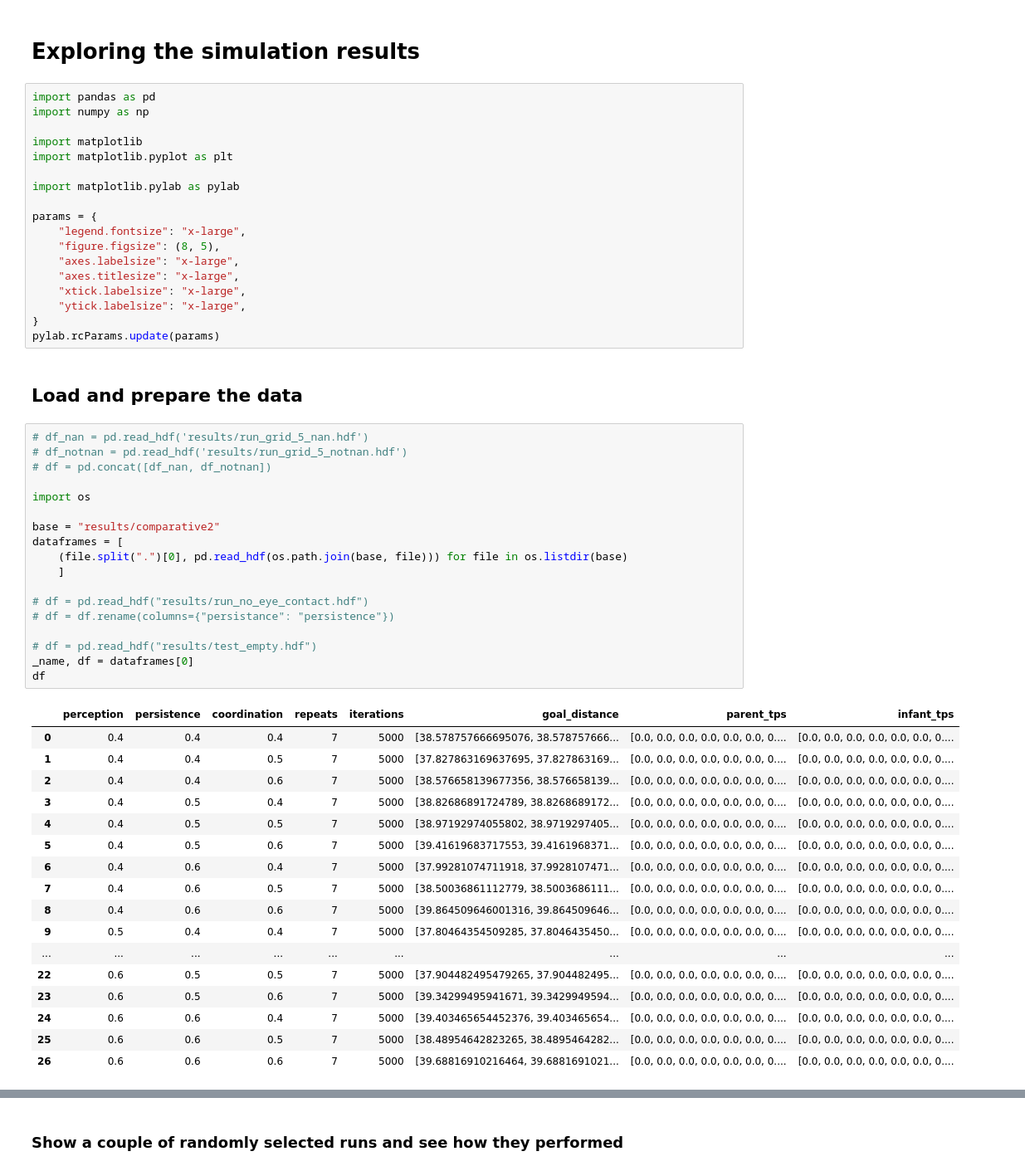
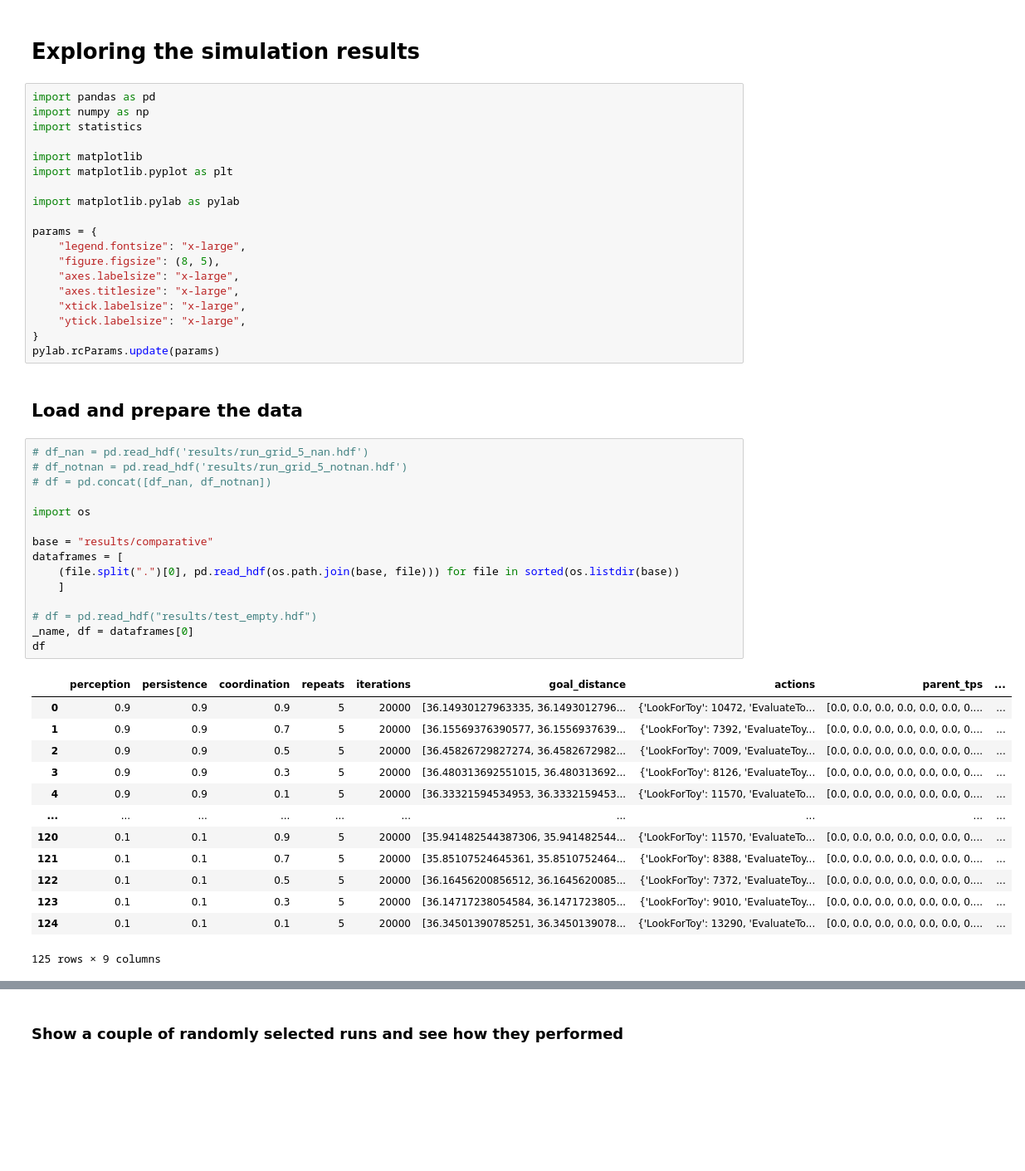
Before and after one commit to roznawsk/infant-abm, a Jupyter notebook: comparative.ipynb, the cells around one changed output, grey strips where cells are left out. Shown at 83% size. Saved outputs shown, nothing was run; the diff lists cells and outputs as text; blank space fills up the shorter version.

```diff
--- a/comparative.ipynb
+++ b/comparative.ipynb
@@ -3,6 +3,7 @@
 # %%
 import pandas as pd
 import numpy as np
+import statistics
 
 import matplotlib
 import matplotlib.pyplot as plt
@@ -23,37 +24,30 @@ pylab.rcParams.update(params)
 # %%
 # df_nan = pd.read_hdf('results/run_grid_5_nan.hdf')
 # df_notnan = pd.read_hdf('results/run_grid_5_notnan.hdf')
 # df = pd.concat([df_nan, df_notnan])
 
 import os
 
-base = "results/comparative2"
+base = "results/comparative"
 dataframes = [
-    (file.split(".")[0], pd.read_hdf(os.path.join(base, file))) for file in os.listdir(base)
+    (file.split(".")[0], pd.read_hdf(os.path.join(base, file))) for file in sorted(os.listdir(base))
     ]
-
-# df = pd.read_hdf("results/run_no_eye_contact.hdf")
-# df = df.rename(columns={"persistance": "persistence"})
 
 # df = pd.read_hdf("results/test_empty.hdf")
 _name, df = dataframes[0]
 df
 # %% [output]
-|  | perception | persistence | coordination | repeats | iterations | goal_distance | parent_tps | infant_tps |
-| 0 | 0.4 | 0.4 | 0.4 | 7 | 5000 | [38.578757666695076, 38.578757666... | [0.0, 0.0, 0.0, 0.0, 0.0, 0.0, 0.... | [0.0, 0.0, 0.0, 0.0, 0.0, 0.0, 0.... |
-| 1 | 0.4 | 0.4 | 0.5 | 7 | 5000 | [37.827863169637695, 37.827863169... | [0.0, 0.0, 0.0, 0.0, 0.0, 0.0, 0.... | [0.0, 0.0, 0.0, 0.0, 0.0, 0.0, 0.... |
-| 2 | 0.4 | 0.4 | 0.6 | 7 | 5000 | [38.576658139677356, 38.576658139... | [0.0, 0.0, 0.0, 0.0, 0.0, 0.0, 0.... | [0.0, 0.0, 0.0, 0.0, 0.0, 0.0, 0.... |
-| 3 | 0.4 | 0.5 | 0.4 | 7 | 5000 | [38.82686891724789, 38.8268689172... | [0.0, 0.0, 0.0, 0.0, 0.0, 0.0, 0.... | [0.0, 0.0, 0.0, 0.0, 0.0, 0.0, 0.... |
-| 4 | 0.4 | 0.5 | 0.5 | 7 | 5000 | [38.97192974055802, 38.9719297405... | [0.0, 0.0, 0.0, 0.0, 0.0, 0.0, 0.... | [0.0, 0.0, 0.0, 0.0, 0.0, 0.0, 0.... |
-| 5 | 0.4 | 0.5 | 0.6 | 7 | 5000 | [39.41619683717553, 39.4161968371... | [0.0, 0.0, 0.0, 0.0, 0.0, 0.0, 0.... | [0.0, 0.0, 0.0, 0.0, 0.0, 0.0, 0.... |
-| 6 | 0.4 | 0.6 | 0.4 | 7 | 5000 | [37.99281074711918, 37.9928107471... | [0.0, 0.0, 0.0, 0.0, 0.0, 0.0, 0.... | [0.0, 0.0, 0.0, 0.0, 0.0, 0.0, 0.... |
-| 7 | 0.4 | 0.6 | 0.5 | 7 | 5000 | [38.50036861112779, 38.5003686111... | [0.0, 0.0, 0.0, 0.0, 0.0, 0.0, 0.... | [0.0, 0.0, 0.0, 0.0, 0.0, 0.0, 0.... |
-| 8 | 0.4 | 0.6 | 0.6 | 7 | 5000 | [39.864509646001316, 39.864509646... | [0.0, 0.0, 0.0, 0.0, 0.0, 0.0, 0.... | [0.0, 0.0, 0.0, 0.0, 0.0, 0.0, 0.... |
-| 9 | 0.5 | 0.4 | 0.4 | 7 | 5000 | [37.80464354509285, 37.8046435450... | [0.0, 0.0, 0.0, 0.0, 0.0, 0.0, 0.... | [0.0, 0.0, 0.0, 0.0, 0.0, 0.0, 0.... |
-| ... | ... | ... | ... | ... | ... | ... | ... | ... |
-| 22 | 0.6 | 0.5 | 0.5 | 7 | 5000 | [37.904482495479265, 37.904482495... | [0.0, 0.0, 0.0, 0.0, 0.0, 0.0, 0.... | [0.0, 0.0, 0.0, 0.0, 0.0, 0.0, 0.... |
-| 23 | 0.6 | 0.5 | 0.6 | 7 | 5000 | [39.34299495941671, 39.3429949594... | [0.0, 0.0, 0.0, 0.0, 0.0, 0.0, 0.... | [0.0, 0.0, 0.0, 0.0, 0.0, 0.0, 0.... |
-| 24 | 0.6 | 0.6 | 0.4 | 7 | 5000 | [39.403465654452376, 39.403465654... | [0.0, 0.0, 0.0, 0.0, 0.0, 0.0, 0.... | [0.0, 0.0, 0.0, 0.0, 0.0, 0.0, 0.... |
-| 25 | 0.6 | 0.6 | 0.5 | 7 | 5000 | [38.48954642823265, 38.4895464282... | [0.0, 0.0, 0.0, 0.0, 0.0, 0.0, 0.... | [0.0, 0.0, 0.0, 0.0, 0.0, 0.0, 0.... |
-| 26 | 0.6 | 0.6 | 0.6 | 7 | 5000 | [39.68816910216464, 39.6881691021... | [0.0, 0.0, 0.0, 0.0, 0.0, 0.0, 0.... | [0.0, 0.0, 0.0, 0.0, 0.0, 0.0, 0.... |
+|  | perception | persistence | coordination | repeats | iterations | goal_distance | actions | parent_tps | ... |
+| 0 | 0.9 | 0.9 | 0.9 | 5 | 20000 | [36.14930127963335, 36.1493012796... | {'LookForToy': 10472, 'EvaluateTo... | [0.0, 0.0, 0.0, 0.0, 0.0, 0.0, 0.... | ... |
+| 1 | 0.9 | 0.9 | 0.7 | 5 | 20000 | [36.15569376390577, 36.1556937639... | {'LookForToy': 7392, 'EvaluateToy... | [0.0, 0.0, 0.0, 0.0, 0.0, 0.0, 0.... | ... |
+| 2 | 0.9 | 0.9 | 0.5 | 5 | 20000 | [36.45826729827274, 36.4582672982... | {'LookForToy': 7009, 'EvaluateToy... | [0.0, 0.0, 0.0, 0.0, 0.0, 0.0, 0.... | ... |
+| 3 | 0.9 | 0.9 | 0.3 | 5 | 20000 | [36.480313692551015, 36.480313692... | {'LookForToy': 8126, 'EvaluateToy... | [0.0, 0.0, 0.0, 0.0, 0.0, 0.0, 0.... | ... |
+| 4 | 0.9 | 0.9 | 0.1 | 5 | 20000 | [36.33321594534953, 36.3332159453... | {'LookForToy': 11570, 'EvaluateTo... | [0.0, 0.0, 0.0, 0.0, 0.0, 0.0, 0.... | ... |
+| ... | ... | ... | ... | ... | ... | ... | ... | ... | ... |
+| 120 | 0.1 | 0.1 | 0.9 | 5 | 20000 | [35.941482544387306, 35.941482544... | {'LookForToy': 11570, 'EvaluateTo... | [0.0, 0.0, 0.0, 0.0, 0.0, 0.0, 0.... | ... |
+| 121 | 0.1 | 0.1 | 0.7 | 5 | 20000 | [35.85107524645361, 35.8510752464... | {'LookForToy': 8388, 'EvaluateToy... | [0.0, 0.0, 0.0, 0.0, 0.0, 0.0, 0.... | ... |
+| 122 | 0.1 | 0.1 | 0.5 | 5 | 20000 | [36.16456200856512, 36.1645620085... | {'LookForToy': 7372, 'EvaluateToy... | [0.0, 0.0, 0.0, 0.0, 0.0, 0.0, 0.... | ... |
+| 123 | 0.1 | 0.1 | 0.3 | 5 | 20000 | [36.14717238054584, 36.1471723805... | {'LookForToy': 9010, 'EvaluateToy... | [0.0, 0.0, 0.0, 0.0, 0.0, 0.0, 0.... | ... |
+| 124 | 0.1 | 0.1 | 0.1 | 5 | 20000 | [36.34501390785251, 36.3450139078... | {'LookForToy': 13290, 'EvaluateTo... | [0.0, 0.0, 0.0, 0.0, 0.0, 0.0, 0.... | ... |
+125 rows × 9 columns
 # %%
```
Also changed, not shown: parts of 9 cells of this notebook, 12 other files.
